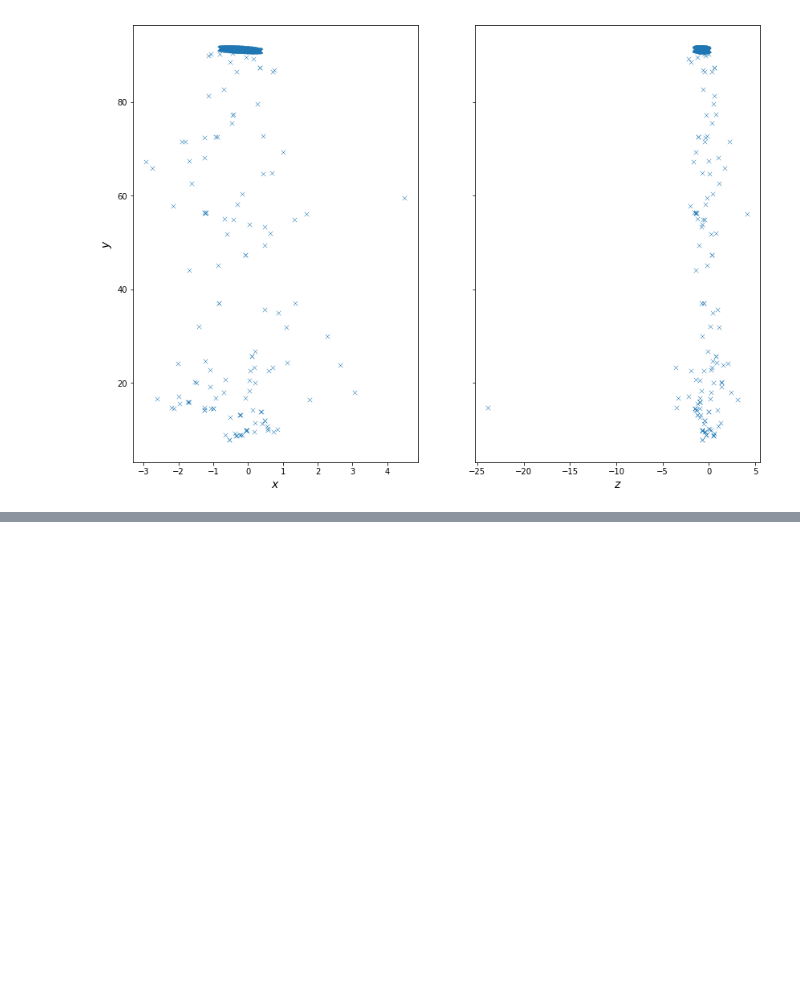
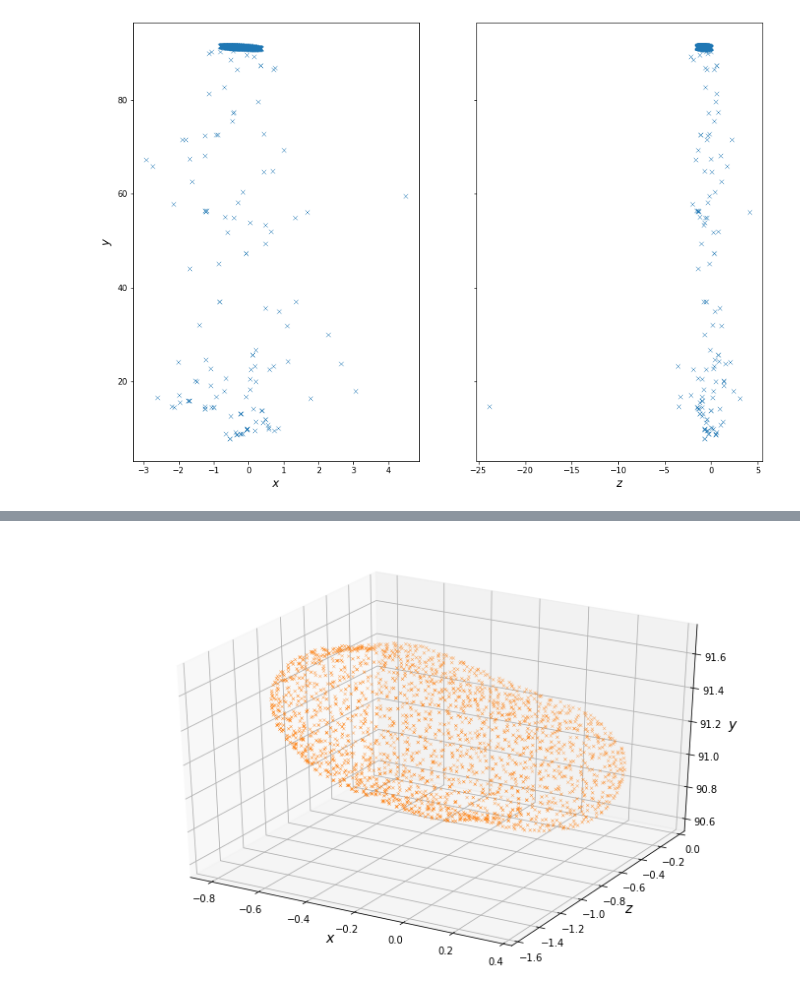
Before and after one commit to AndreWeiner/machine-learning-applied-to-cfd, a Jupyter notebook: notebooks/fragment_removel.ipynb, the cells around one changed output, grey strips where cells are left out. Saved outputs shown, nothing was run; the diff lists cells and outputs as text; code cells hidden in the pictures; blank space fills up the shorter version.

```diff
--- a/notebooks/fragment_removel.ipynb
+++ b/notebooks/fragment_removel.ipynb
@@ -130,8 +126,7 @@ plt.show()
 # %%
-if IN_COLAB:
-    %matplotlib inline
-else:
-    %matplotlib notebook
+%matplotlib inline
+# uncomment for interactive plotting with notebook backend
+#%matplotlib notebook
 
 every = 50
 
@@ -149,0 +143 @@ plt.show()
+[figure, added]
```
Also changed, not shown: parts of 13 cells of this notebook, 15 other files.
